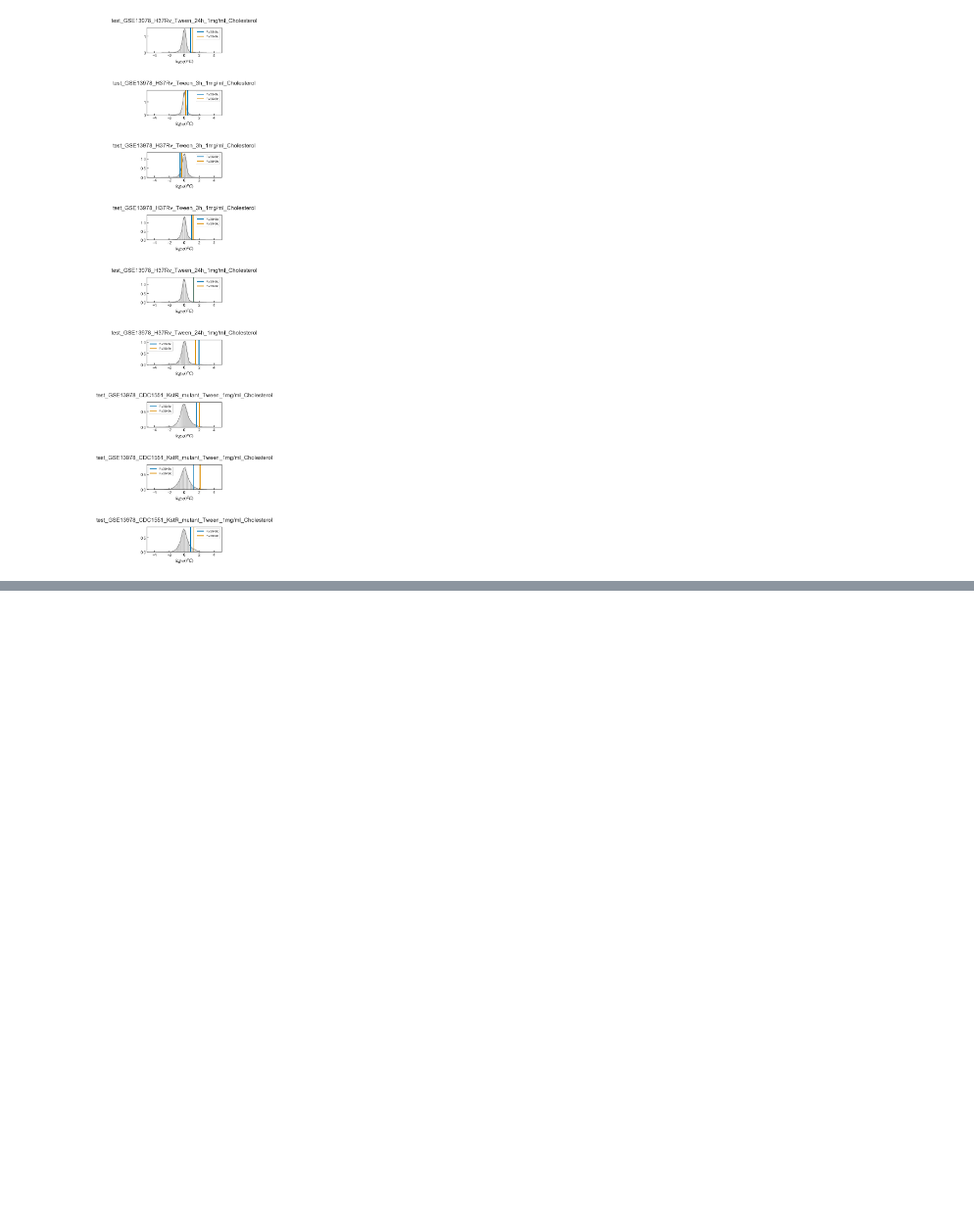
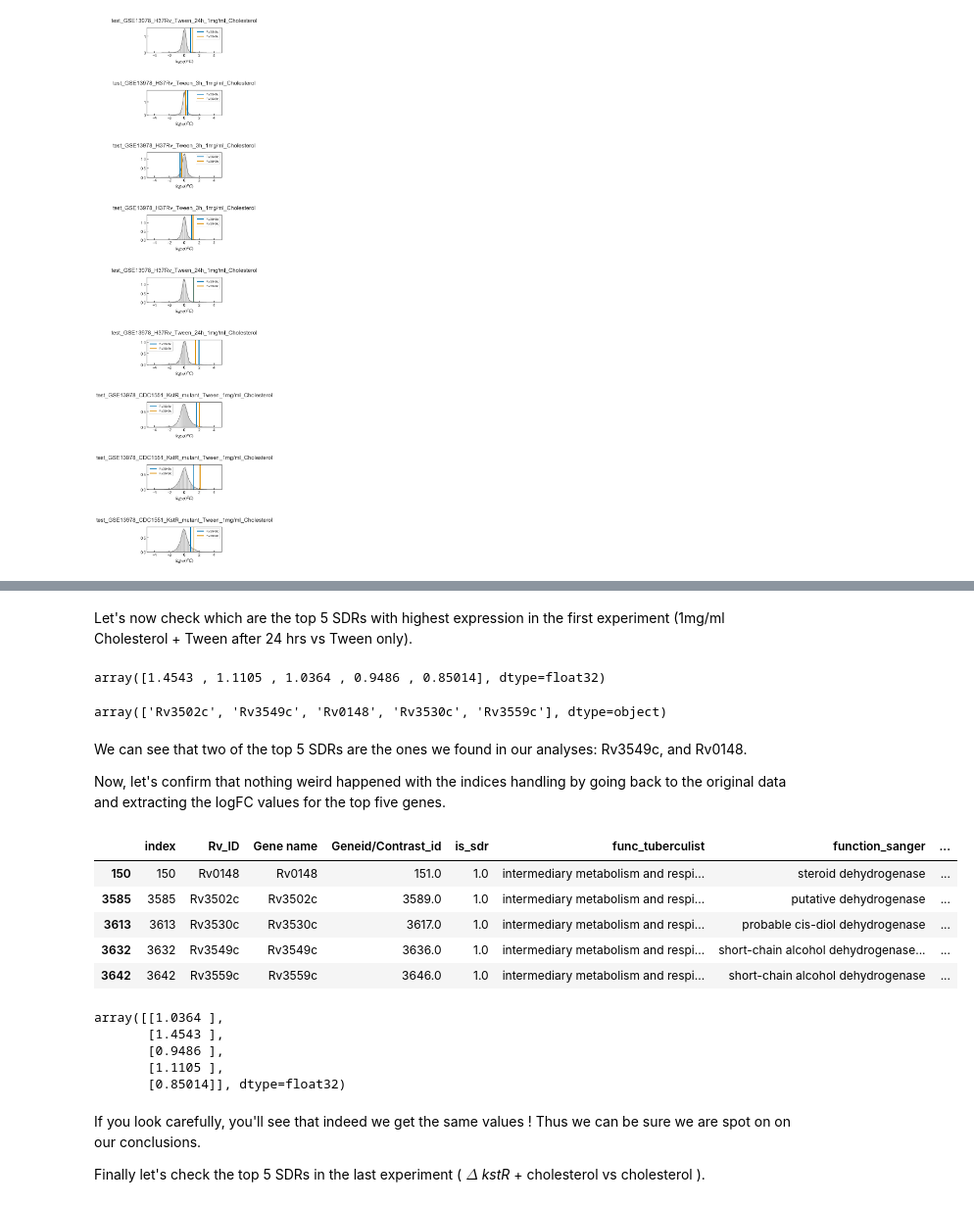
Before and after one commit to manuflores/tbredox, a Jupyter notebook: notebooks/plot_colombos_expression_sdrs.ipynb, the cells around one changed output, grey strips where cells are left out. Shown at 98% size. Saved outputs shown, nothing was run; the diff lists cells and outputs as text; code cells hidden in the pictures; blank space fills up the shorter version.

```diff
--- a/notebooks/plot_colombos_expression_sdrs.ipynb
+++ b/notebooks/plot_colombos_expression_sdrs.ipynb
@@ -42,0 +128,49 @@ tx.plot_genes_colombos_expression(
+# %% [markdown]
+Let's now check which are the top 5 SDRs with highest expression in the first experiment (1mg/ml Cholesterol + Tween after 24 hrs vs Tween only).
+# %%
+first_experiment = log_fc_all_sdrs[:, 0]
+
+# Reverse with [::-1] so that values are in descending order
+ix_sorted = np.argsort(first_experiment)[::-1]
+# %%
+# See fold change values for these ixs
+first_experiment[ix_sorted[:5]]
+# %% [output]
+array([1.4543 , 1.1105 , 1.0364 , 0.9486 , 0.85014], dtype=float32)
+# %%
+# Get top 5 SDRs expressed
+sdr_rv_ids[ix_sorted[:5]]
+# %% [output]
+array(['Rv3502c', 'Rv3549c', 'Rv0148', 'Rv3530c', 'Rv3559c'], dtype=object)
+# %% [markdown]
+We can see that two of the top 5 SDRs are the ones we found in our analyses: Rv3549c, and Rv0148.
+
+
+Now, let's confirm that nothing weird happened with the indices handling by going back to the original data and extracting the logFC values for the top five genes.
+# %%
+# Make sure those values correspond to the ones in the data
+# this will generate a boolean pd.Series for the genes in the top 5
+top_five_first_exp_selector = adata.obs.Rv_ID.isin(sdr_rv_ids[ix_sorted[:5]])
+# %%
+# Take a look
+adata.obs[top_five_first_exp_selector]
+# %% [output]
+|  | index | Rv_ID | Gene name | Geneid/Contrast_id | is_sdr | func_tuberculist | function_sanger | ... |
+| 150 | 150 | Rv0148 | Rv0148 | 151.0 | 1.0 | intermediary metabolism and respi... | steroid dehydrogenase | ... |
+| 3585 | 3585 | Rv3502c | Rv3502c | 3589.0 | 1.0 | intermediary metabolism and respi... | putative dehydrogenase | ... |
+| 3613 | 3613 | Rv3530c | Rv3530c | 3617.0 | 1.0 | intermediary metabolism and respi... | probable cis-diol dehydrogenase | ... |
+| 3632 | 3632 | Rv3549c | Rv3549c | 3636.0 | 1.0 | intermediary metabolism and respi... | short-chain alcohol dehydrogenase... | ... |
+| 3642 | 3642 | Rv3559c | Rv3559c | 3646.0 | 1.0 | intermediary metabolism and respi... | short-chain alcohol dehydrogenase | ... |
+# %%
+# Extract data
+adata[top_five_first_exp_selector, chol_samples_ixs[0]].X.A
+# %% [output]
+array([[1.0364 ],
+       [1.4543 ],
+       [0.9486 ],
+       [1.1105 ],
+       [0.85014]], dtype=float32)
+# %% [markdown]
+If you look carefully, you'll see that indeed we get the same values ! Thus we can be sure we are spot on on our conclusions.
+
+Finally let's check the top 5 SDRs in the last experiment ( $\Delta$ *kstR* + cholesterol vs cholesterol ).
```
Also changed, not shown: parts of 24 cells of this notebook, 1 other file.
